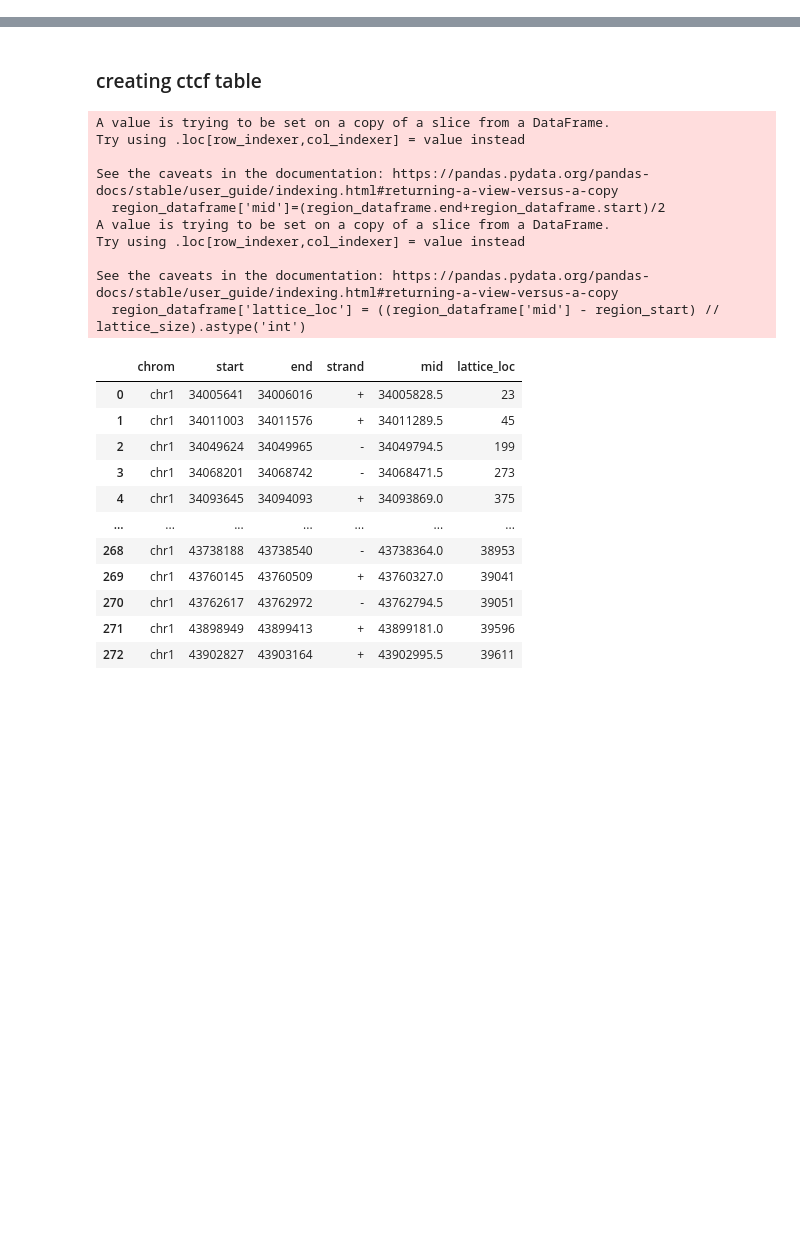
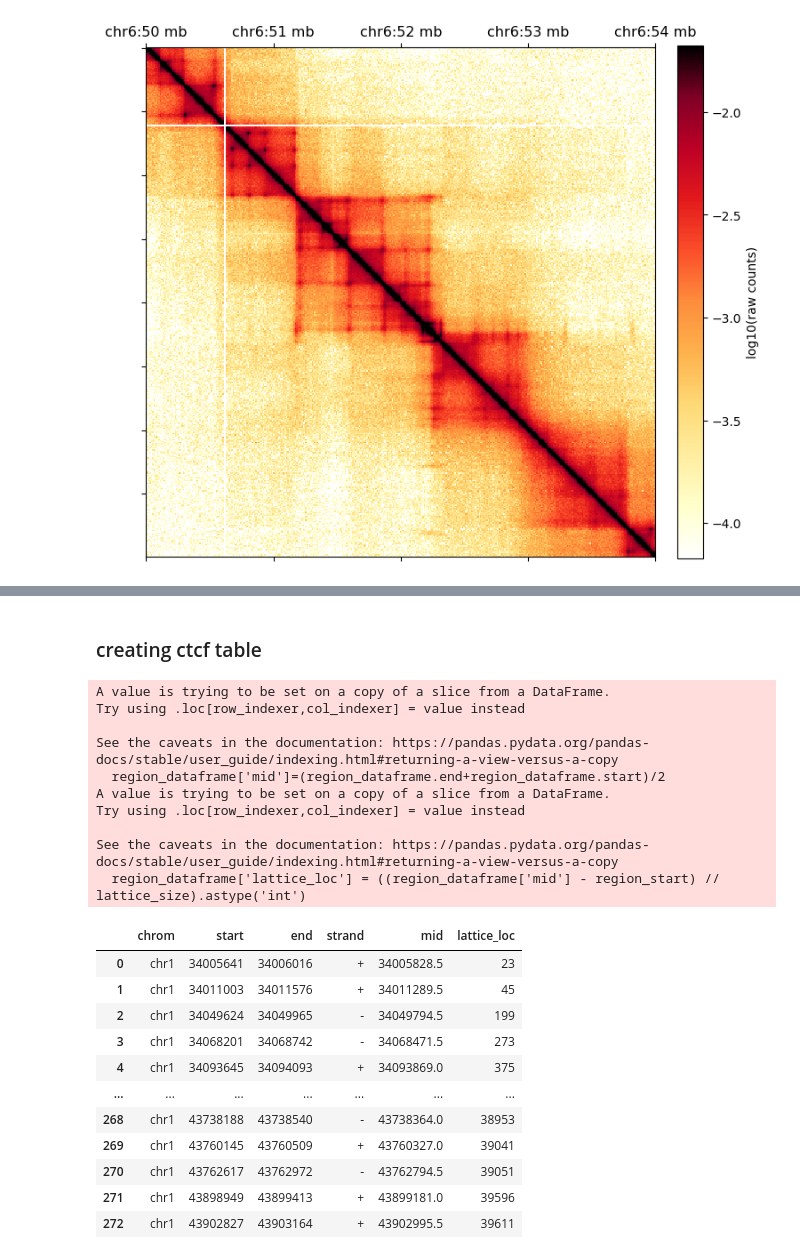
Before and after one commit to Fudenberg-Research-Group/OccupancyInputCTCF, a Jupyter notebook: processing/genome_domain_processing.ipynb, the cells around one changed output, grey strips where cells are left out. Cells and saved outputs as stored; diff of their text form; code cells hidden in the pictures; blank space fills up the shorter version.

```diff
--- a/processing/genome_domain_processing.ipynb
+++ b/processing/genome_domain_processing.ipynb
@@ -9,0 +67,19 @@ import utils as utils
+# %%
+plt.figure(figsize=(8.1,8.10))
+
+region = 'chr6:50000000-54000000'
+
+cname = (cooler.Cooler(bonev_file+'::resolutions/'+str(res)).matrix(balance=True).fetch(region))
+
+im = plt.matshow(np.log10(cname),
+                 vmax = np.log10(np.nanmedian(np.diag(cname,2))),
+                 vmin= np.log10(np.nanmedian(np.diag(cname,2)))-2.5,
+                 fignum=False ,cmap='fall' );
+plt.colorbar(im ,fraction=0.046, pad=0.04, label='log10(raw counts)')
+plt.xticks(utils.axes_ary(region)[0], fontsize = 11.5)
+plt.gca().set_xticklabels(utils.axes_ary(region)[1])
+plt.gca().set_yticklabels([])
+plt.savefig('../outputs/chrdomain_%s.png'%region)
+plt.show()
+# %% [output]
+[figure, added]
```
Also changed, not shown: parts of 21 cells of this notebook, 5 other files.
